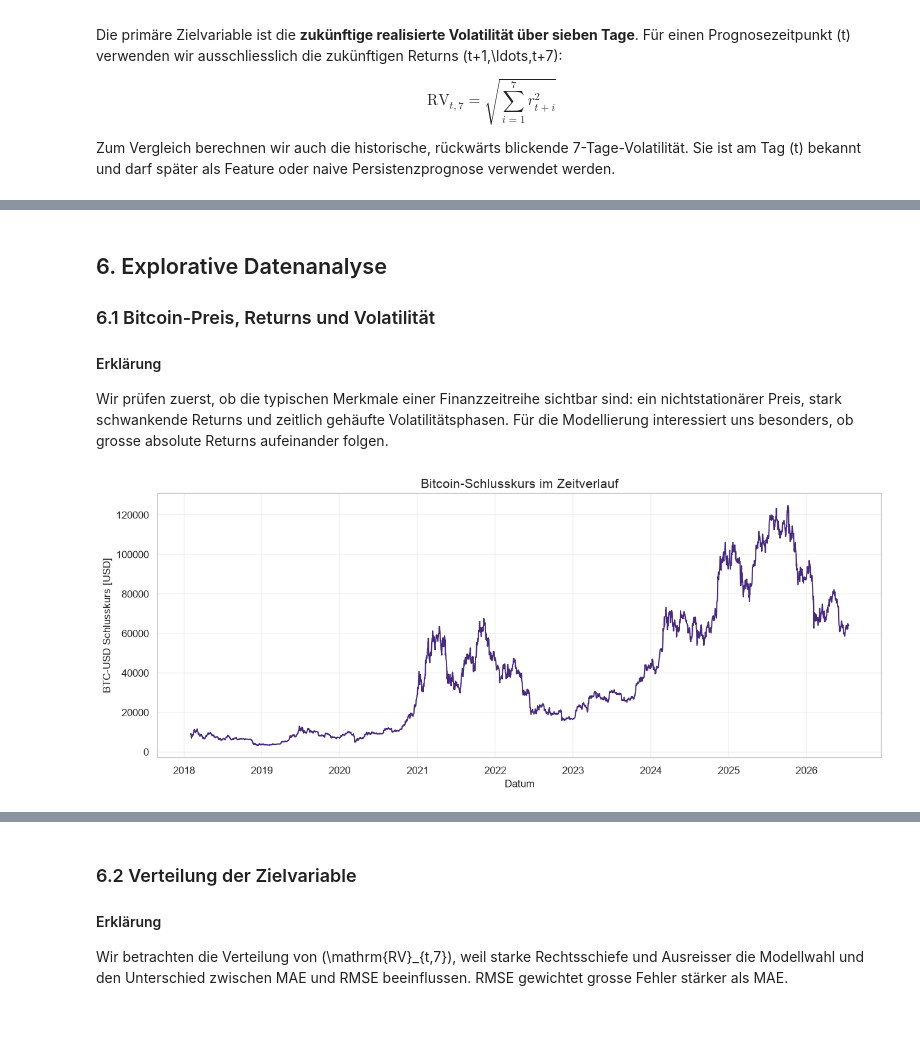
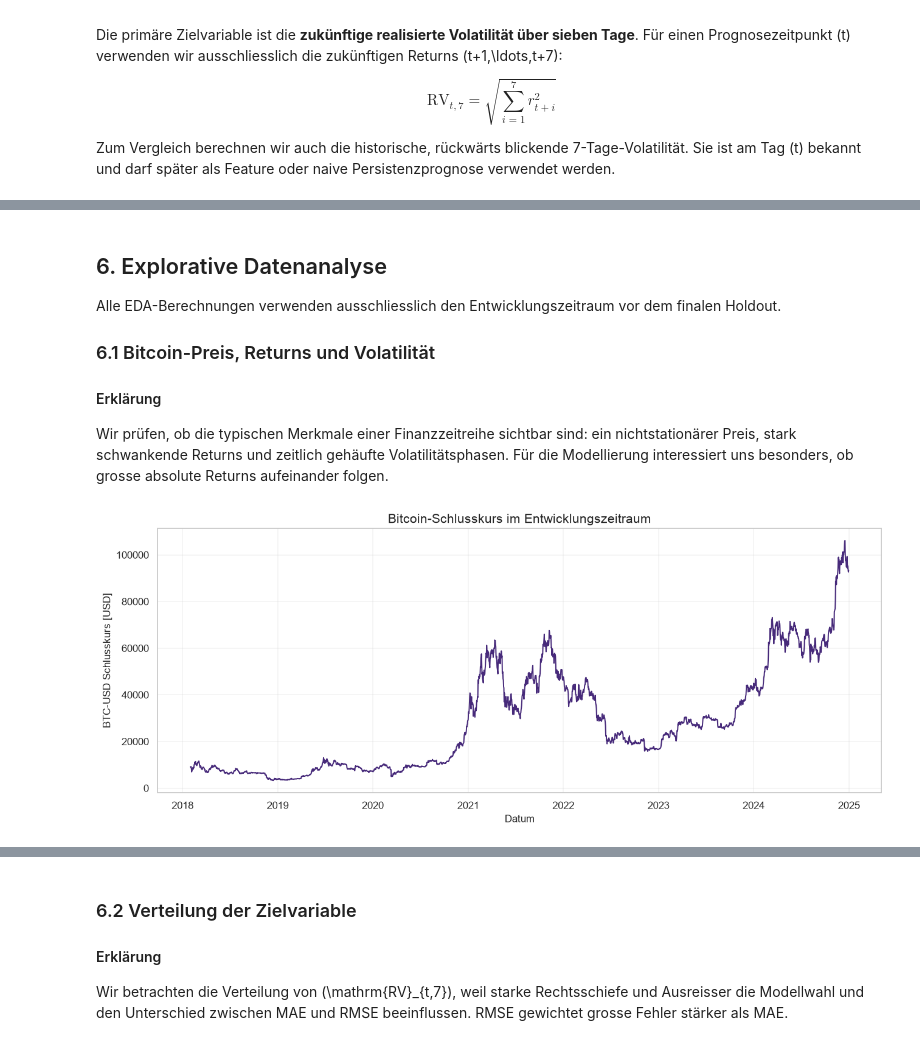
Before and after one commit to Steff72/CSP1, a Jupyter notebook: notebooks/01_data_preparation_and_eda.ipynb, the cells around one changed output, grey strips where cells are left out. Cells and saved outputs as stored; diff of their text form; code cells hidden in the pictures.

```diff
--- a/notebooks/01_data_preparation_and_eda.ipynb
+++ b/notebooks/01_data_preparation_and_eda.ipynb
@@ -38,7 +45,6 @@ from importlib.metadata import PackageNotFoundError, version
 from pathlib import Path
 import platform
 import random
-import sys
 
 from IPython.display import Markdown, display
 import matplotlib.pyplot as plt
@@ -48,11 +54,21 @@ import requests
 import seaborn as sns
 import yfinance as yf
 
-# Keep all configuration visible and easy to change
+# Keep all configuration visible and reproducible
 RANDOM_SEED = 42
 START_DATE = "2018-02-01"
-END_DATE = (pd.Timestamp.today().normalize() + pd.Timedelta(days=1)).strftime("%Y-%m-%d")
+DATA_END_DATE = "2026-07-19"  # Exclusive UTC date; last included day is 2026-07-18
 FORECAST_HORIZON = 7
+FORECAST_TIMEZONE = "UTC"
+HOLDOUT_START = pd.Timestamp("2025-01-01")
+VALIDATION_YEARS = [2021, 2022, 2023, 2024]
+EVALUATION_STEP_DAYS = 7
+
+# Refuse a cutoff that could include a still-running UTC candle
+data_end_timestamp = pd.Timestamp(DATA_END_DATE)
+current_utc_day = pd.Timestamp.now(tz="UTC").normalize().tz_localize(None)
+assert data_end_timestamp <= current_utc_day
+last_included_date = data_end_timestamp - pd.Timedelta(days=1)
 
 # Resolve paths whether Jupyter starts in the project root or notebooks folder
 PROJECT_ROOT = Path.cwd()
@@ -89,7 +105,7 @@ COLORS = {
     "nasdaq": VIRIDIS(0.96),
 }
 
-# Detect MPS without making PyTorch mandatory for basic data preparation
+# Detect MPS without moving pandas operations away from the CPU
 try:
     import torch
 
@@ -118,6 +134,9 @@ environment_table = pd.DataFrame(
             "Prozessor",
             "PyTorch",
             "Gewähltes Gerät",
+            "Forecast-Zeitzone",
+            "Letzter Datentag",
+            "Holdout ab",
             "pandas",
             "yfinance",
         ],
@@ -127,6 +146,9 @@ environment_table = pd.DataFrame(
             platform.machine(),
             TORCH_VERSION,
             DEVICE,
+            FORECAST_TIMEZONE,
+            last_included_date.date(),
+            HOLDOUT_START.date(),
             installed_version("pandas"),
             installed_version("yfinance"),
         ],
@@ -675,26 +848,32 @@ eine `helpers.py` ist für diesen Stand nicht nötig.
 # %% [markdown]
 ## 6. Explorative Datenanalyse
+
+Alle EDA-Berechnungen verwenden ausschliesslich den Entwicklungszeitraum vor
+dem finalen Holdout.
 
 ### 6.1 Bitcoin-Preis, Returns und Volatilität
 
 #### Erklärung
 
-Wir prüfen zuerst, ob die typischen Merkmale einer Finanzzeitreihe sichtbar
-sind: ein nichtstationärer Preis, stark schwankende Returns und zeitlich
-gehäufte Volatilitätsphasen. Für die Modellierung interessiert uns besonders,
-ob grosse absolute Returns aufeinander folgen.
+Wir prüfen, ob die typischen Merkmale einer Finanzzeitreihe sichtbar sind:
+ein nichtstationärer Preis, stark schwankende Returns und zeitlich gehäufte
+Volatilitätsphasen. Für die Modellierung interessiert uns besonders, ob grosse
+absolute Returns aufeinander folgen.
 # %%
+# Restrict all exploratory plots to the development period
+eda_aligned = aligned.loc[aligned.index < HOLDOUT_START].copy()
+
 # Plot the price separately because its scale differs from returns
 fig, ax = plt.subplots()
-ax.plot(aligned.index, aligned["btc_close"], color=COLORS["btc"], linewidth=1.3)
-ax.set_title("Bitcoin-Schlusskurs im Zeitverlauf")
+ax.plot(eda_aligned.index, eda_aligned["btc_close"], color=COLORS["btc"], linewidth=1.3)
+ax.set_title("Bitcoin-Schlusskurs im Entwicklungszeitraum")
 ax.set_xlabel("Datum")
 ax.set_ylabel("BTC-USD Schlusskurs [USD]")
 ax.grid(alpha=0.25)
 fig.tight_layout()
 plt.show()
 # %% [output]
-[figure, old version]
+[figure, new version]
 # %%
 # Compare daily returns with backward-looking annualized volatility
 fig, axes = plt.subplots(2, 1, figsize=(12, 8), sharex=True)
```
Also changed, not shown: parts of 30 cells of this notebook, 3 other files.
